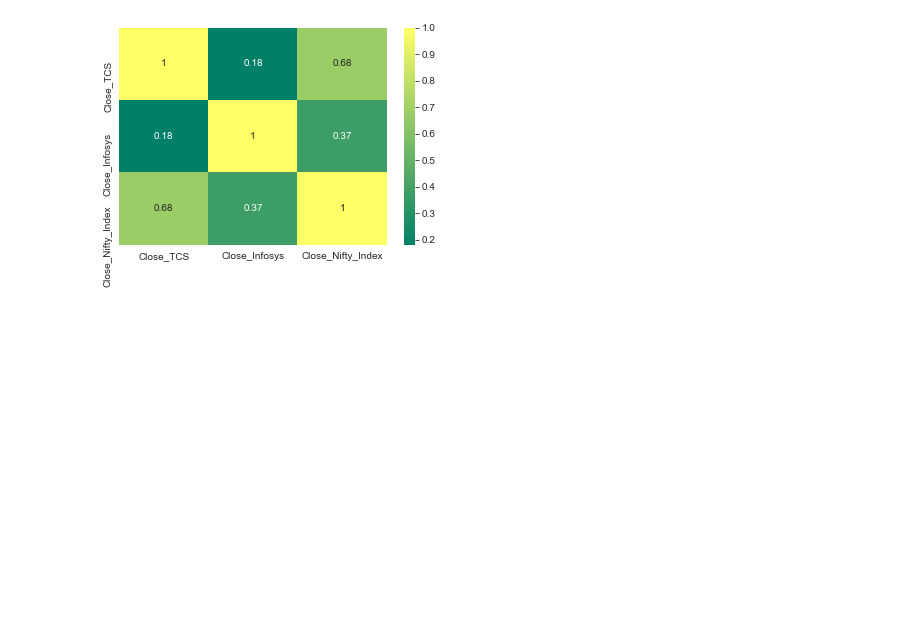
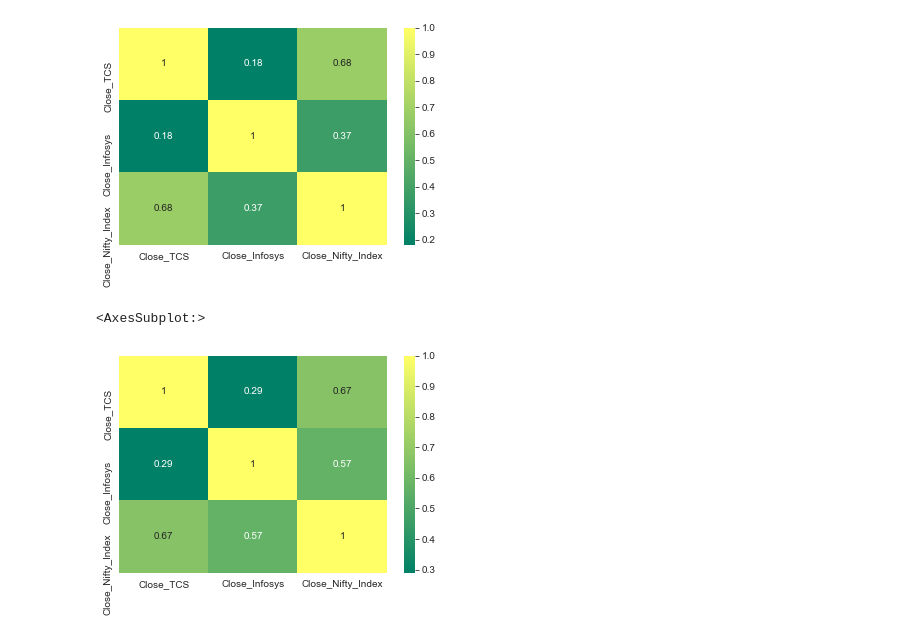
Before and after one commit to kaushalmacwan/forecasting, a Jupyter notebook: Final Thesis Part1.ipynb, the cells around one changed output. Drawn from its saved outputs; the diff is of its cells as text; code cells hidden in the pictures; blank space fills up the shorter version.

```diff
--- a/Final Thesis Part1.ipynb
+++ b/Final Thesis Part1.ipynb
@@ -2915,3 +2915,8 @@ sns.heatmap(tech_rets.corr(), annot=True, cmap='summer')
 # %% [output]
 <AxesSubplot:>
 [figure]
+# %%
+sns.heatmap(xclose.corr(), annot=True, cmap='summer')
+# %% [output]
+<AxesSubplot:>
+[figure, added]
```
